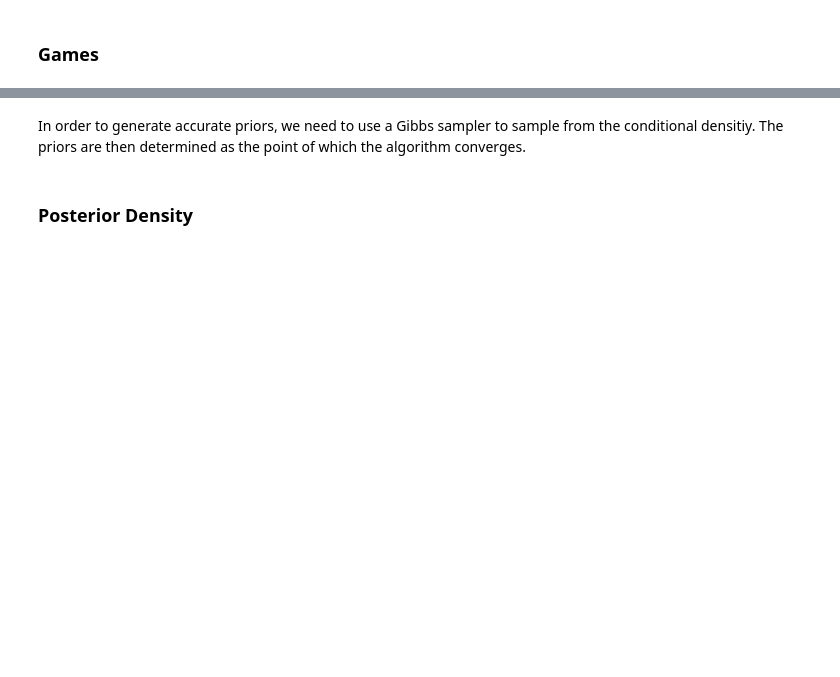
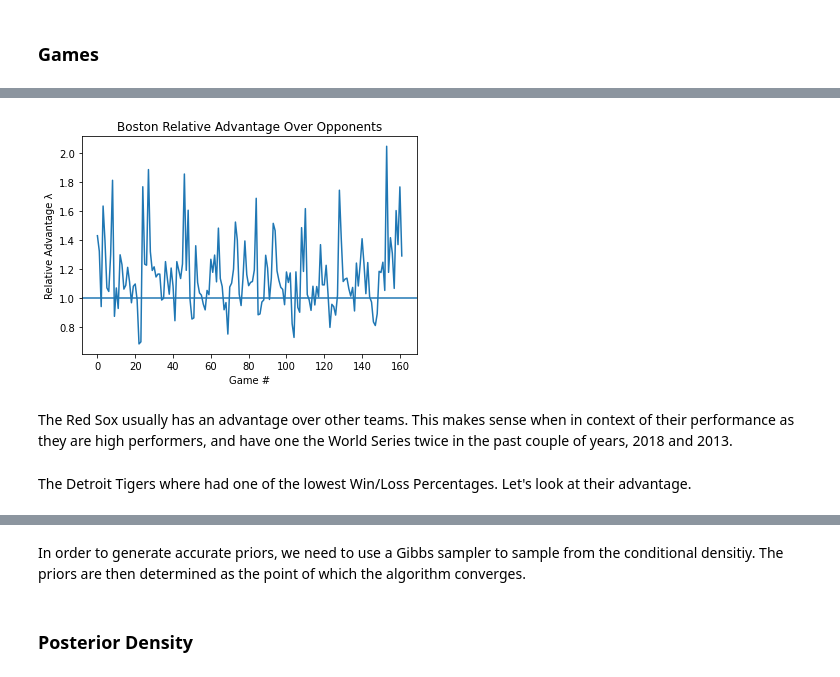
Before and after one commit to nicholas-greger/astros-project, a Jupyter notebook: Model/Bayesian Modeling.ipynb, the cells around one changed output, grey strips where cells are left out. Saved outputs shown, nothing was run; the diff lists cells and outputs as text; code cells hidden in the pictures; blank space fills up the shorter version.

```diff
--- a/Model/Bayesian Modeling.ipynb
+++ b/Model/Bayesian Modeling.ipynb
@@ -134,0 +73,7 @@ for df in era_list:
+# %%
+for df in era_list:
+    df.sort_values('Team', inplace=True)
+ERA_2014 = ERA_2014.reset_index(drop=True)
+ERA_2015 = ERA_2015.reset_index(drop=True)
+ERA_2016 = ERA_2016.reset_index(drop=True)
+ERA_2017 = ERA_2017.reset_index(drop=True)
@@ -144,3 +109,16 @@ wl_2014 = standings_2014[['Tm', 'W-L%']]
 wl_2015 = standings_2015[['Tm', 'W-L%']]
 wl_2016 = standings_2016[['Tm', 'W-L%']]
 wl_2017 = standings_2017[['Tm', 'W-L%']]
+
+wl_2014.sort_values('Tm', inplace=True)
+wl_2015.sort_values('Tm', inplace=True)
+wl_2016.sort_values('Tm', inplace=True)
+wl_2017.sort_values('Tm', inplace=True)
+
+
+wl_2014 = wl_2014.reset_index(drop=True)
+wl_2015 = wl_2015.reset_index(drop=True)
+wl_2016 = wl_2016.reset_index(drop=True)
+wl_2017 = wl_2017.reset_index(drop=True)
+
+wl_2014
@@ -317,0 +418,28 @@ Calculating hyperparameters...
+# %%
+# Getting appropriate stats and cleaning
+BOS_2017 = schedule_and_record(2017, "BOS")
+
+BOS_2017 = BOS_2017[['Home_Away', 'Opp', 'W/L']] # Getting only necessary columns.
+
+BOS_2017.loc[BOS_2017['Home_Away'] == 'Home', 'is_home'] = 1 # Bool as to whether the team plays home or away
+BOS_2017.loc[BOS_2017['Home_Away'] != 'Home', 'is_home'] = 0
+is_home_BOS_2017 = BOS_2017['is_home'].values
+
+BOS_2017['Opp'].replace(tm_abv, idx, inplace=True) # Replacing team abreveations as numbers
+
+lambda_s_BOS_2017 = Initialize_Variables(data = data_2017, team = 3, game_opponents = BOS_2017['Opp'], is_home = is_home_BOS_2017)
+# %%
+plt.plot(lambda_s_BOS_2017)
+plt.axhline(1)
+
+plt.xlabel("Game #")
+plt.ylabel("Relative Advantage λ")
+
+plt.title("Boston Relative Advantage Over Opponents")
+plt.show()
+# %% [output]
+[figure, added]
+# %% [markdown]
+The Red Sox usually has an advantage over other teams. This makes sense when in context of their performance as they are high performers, and have one the World Series twice in the past couple of years, 2018 and 2013.
+# %% [markdown]
+The Detroit Tigers where had one of the lowest Win/Loss Percentages. Let's look at their advantage.
```
Also changed, not shown: parts of 50 cells of this notebook.
